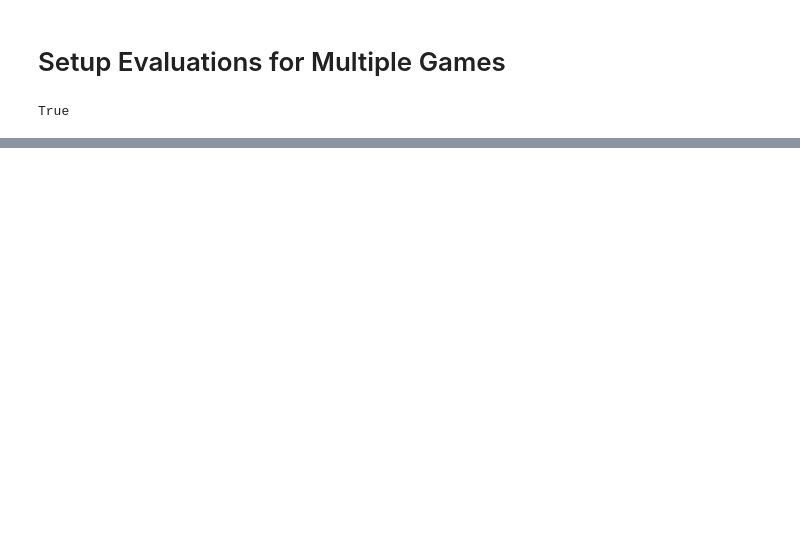
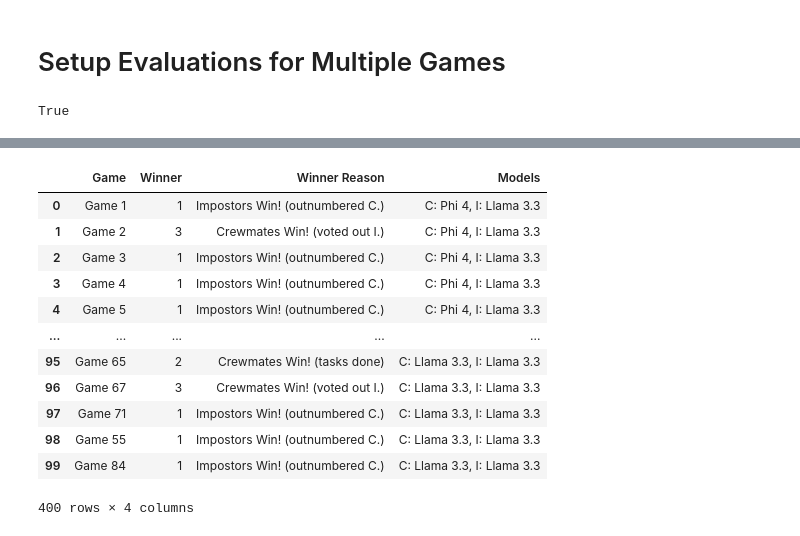
Before and after one commit to mmilkowski36/AmongUs, a Jupyter notebook: reports/2025_01_27_winrate_comparison.ipynb, the cells around one changed output, grey strips where cells are left out. Cells and saved outputs as stored; diff of their text form; code cells hidden in the pictures; blank space fills up the shorter version.

```diff
--- a/reports/2025_01_27_winrate_comparison.ipynb
+++ b/reports/2025_01_27_winrate_comparison.ipynb
@@ -111,0 +61,16 @@ fig.show()
+# %%
+combined_df
+# %% [output]
+|  | Game | Winner | Winner Reason | Models |
+| 0 | Game 1 | 1 | Impostors Win! (outnumbered C.) | C: Phi 4, I: Llama 3.3 |
+| 1 | Game 2 | 3 | Crewmates Win! (voted out I.) | C: Phi 4, I: Llama 3.3 |
+| 2 | Game 3 | 1 | Impostors Win! (outnumbered C.) | C: Phi 4, I: Llama 3.3 |
+| 3 | Game 4 | 1 | Impostors Win! (outnumbered C.) | C: Phi 4, I: Llama 3.3 |
+| 4 | Game 5 | 1 | Impostors Win! (outnumbered C.) | C: Phi 4, I: Llama 3.3 |
+| ... | ... | ... | ... | ... |
+| 95 | Game 65 | 2 | Crewmates Win! (tasks done) | C: Llama 3.3, I: Llama 3.3 |
+| 96 | Game 67 | 3 | Crewmates Win! (voted out I.) | C: Llama 3.3, I: Llama 3.3 |
+| 97 | Game 71 | 1 | Impostors Win! (outnumbered C.) | C: Llama 3.3, I: Llama 3.3 |
+| 98 | Game 55 | 1 | Impostors Win! (outnumbered C.) | C: Llama 3.3, I: Llama 3.3 |
+| 99 | Game 84 | 1 | Impostors Win! (outnumbered C.) | C: Llama 3.3, I: Llama 3.3 |
+400 rows × 4 columns
```
Also changed, not shown: parts of 8 cells of this notebook, 11 other files.
